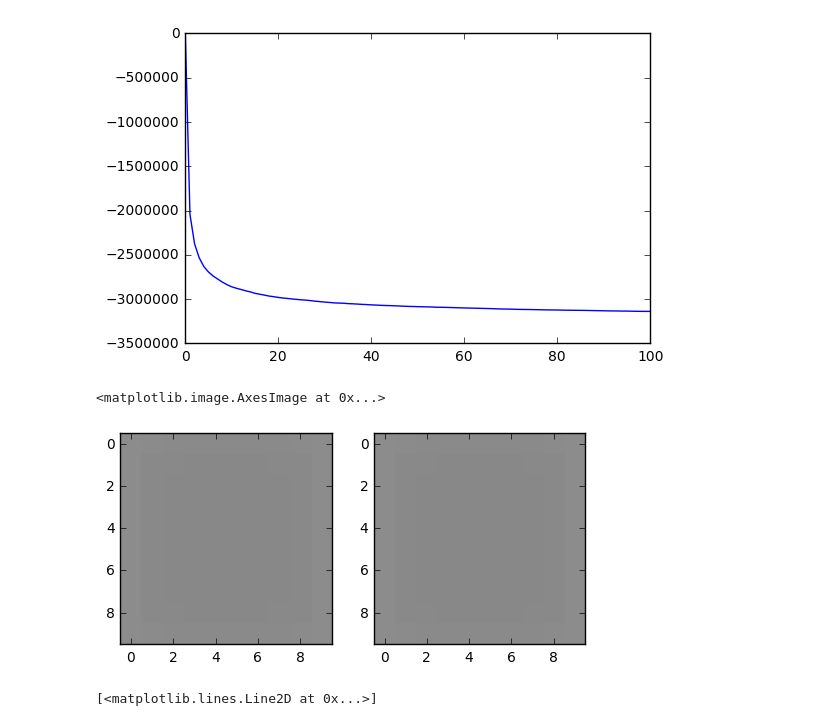
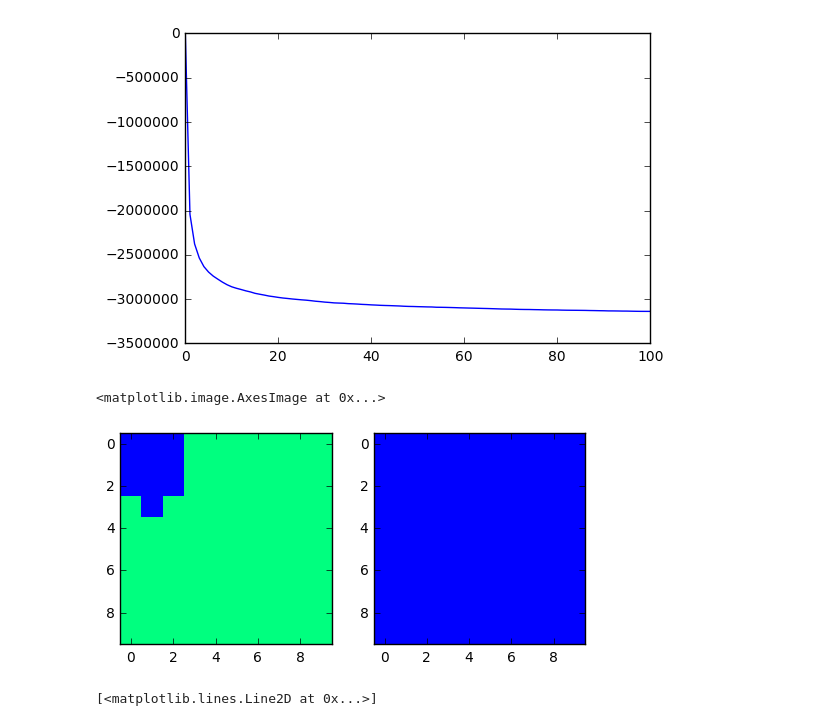
Before and after one commit to remilepriol/IsingGrid, a Jupyter notebook: Test_Ising2.ipynb, the cells around one changed output. Saved outputs shown, nothing was run; the diff lists cells and outputs as text; code cells hidden in the pictures.

```diff
--- a/Test_Ising2.ipynb
+++ b/Test_Ising2.ipynb
@@ -40,17 +40,17 @@ plt.autoscale(enable=True, axis='both', tight=None)
 # %%
 # test meanfield
 model = IsingGrid(10,10)
-model.constant_init(-3,1,3)
+model.constant_init(0,10,10)
 mlist1 = model.meanfields(model.gibbs_sampling(model.random_grid(0.6))[0])
 plt.subplot(121)
 plt.imshow(model.mean_parameters, interpolation="nearest", cmap=plt.get_cmap('winter'), vmin=-1, vmax=1)
 
 mlist2 = model.meanfields(model.random_grid(0))
 plt.subplot(122)
 plt.imshow(model.mean_parameters, interpolation="nearest", cmap=plt.get_cmap('winter'), vmin=-1, vmax=1)
 # %% [output]
 <matplotlib.image.AxesImage at 0x...>
-[figure, old version]
+[figure, new version]
 # %%
 plt.plot(mlist1)
 plt.plot(mlist2)
```
Also changed, not shown: parts of 6 cells of this notebook, 1 other file.
